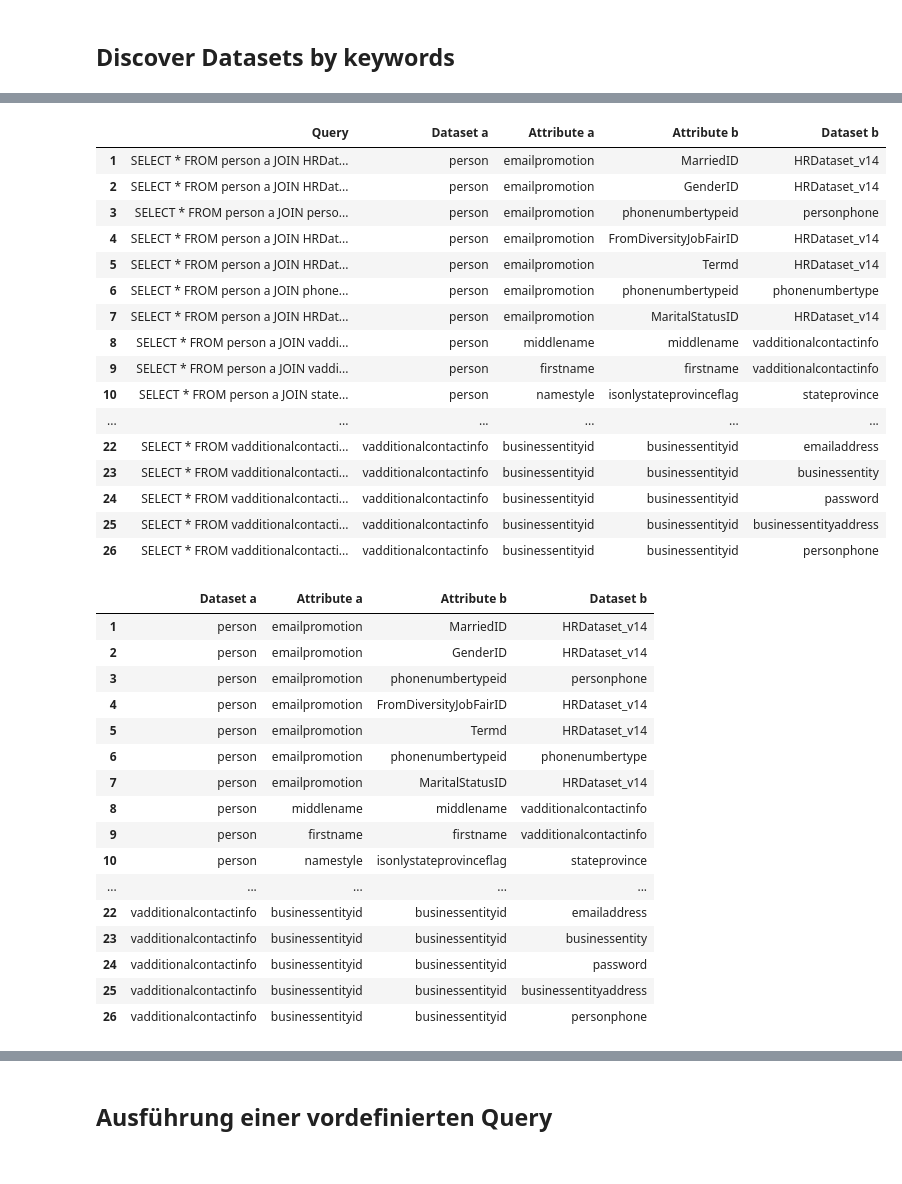
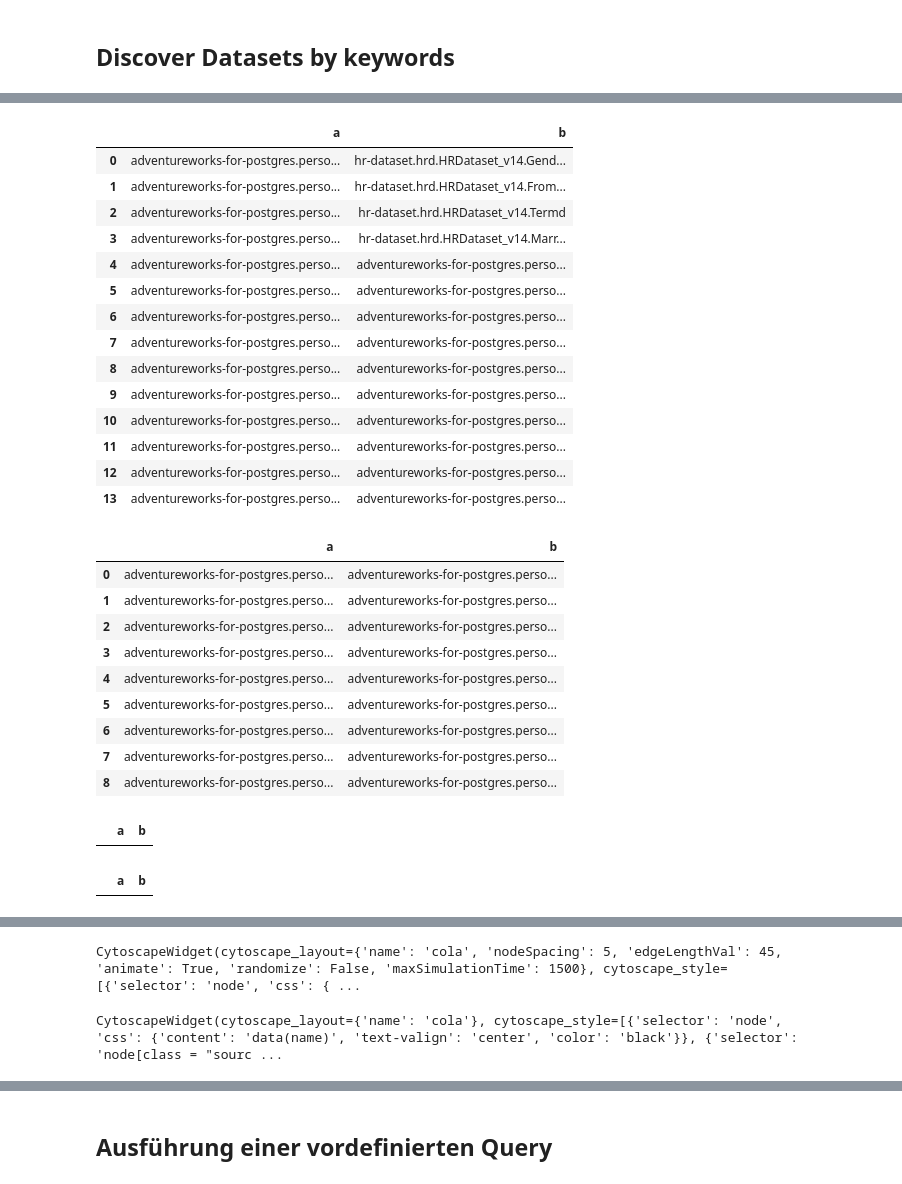
Before and after one commit to cdelmonte-zg/havel-datalake, a Jupyter notebook: havel.ipynb, the cells around one changed output, grey strips where cells are left out. Cells and saved outputs as stored; diff of their text form; code cells hidden in the pictures.

Commit message:
Add experiment

```diff
--- a/havel.ipynb
+++ b/havel.ipynb
@@ -561,7 +561,7 @@ class GraphService:
             OPTIONAL MATCH (b:Table)-[r2:IS_SIMILAR_TO]-(c:Table)
             WHERE c.env = $env AND c <> a AND r2.weight = $weight
                 AND $dastart <= r2.updatetAt AND r2.updatetAt <= $daend
-            RETURN a, b, c
+            RETURN DISTINCT a, b, c
         '''
         result = tx.run(dedent(q), env=env, dataset=dataset, weight=weight, dastart=dastart, daend=daend)
         graph = tx.run(dedent(q), env=env, dataset=dataset, weight=weight, dastart=dastart, daend=daend).graph
@@ -578,11 +578,12 @@ class GraphService:
             WHERE a.attribute = $attribute AND a.env=$env AND b.env=$env AND c.env=$env AND d.env=$env AND e.env=$env AND b <> e AND r3.weight=$weight
                 AND a <> c
                 AND a <> d
+                AND b <> e
                 AND $dastart <= r1.updatetAt AND r1.updatetAt <= $daend
                 AND $dastart <= r2.updatetAt AND r2.updatetAt <= $daend
                 AND $dastart <= r3.updatetAt AND r3.updatetAt <= $daend
                 AND $dastart <= r4.updatetAt AND r4.updatetAt <= $daend
-            RETURN b, c, d, e
+            RETURN DISTINCT b, c, d, e
         '''
         result = tx.run(dedent(q), env=env, attribute=attribute, weight=weight, dastart=dastart, daend=daend)
         graph = tx.run(dedent(q), env=env, attribute=attribute, weight=weight, dastart=dastart, daend=daend).graph()
@@ -601,7 +602,7 @@ class GraphService:
                 AND $dastart <= r2.updatetAt AND r2.updatetAt <= $daend
                 AND $dastart <= r3.updatetAt AND r3.updatetAt <= $daend
                 AND $dastart <= r4.updatetAt AND r4.updatetAt <= $daend
-            RETURN b, c, d, e
+            RETURN DISTINCT b, c, d, e
         '''
         result = tx.run(dedent(q), env=env, attribute=attribute, weight=weight, dastart=dastart, daend=daend)
         graph = tx.run(dedent(q), env=env, attribute=attribute, weight=weight, dastart=dastart, daend=daend).graph
@@ -620,7 +621,7 @@ class GraphService:
                 AND $dastart <= r2.updatetAt AND r2.updatetAt <= $daend
                 AND $dastart <= r3.updatetAt AND r3.updatetAt <= $daend
                 AND $dastart <= r4.updatetAt AND r4.updatetAt <= $daend
-            RETURN b, c, d, e
+            RETURN DISTINCT b, c, d, e
         '''
         result = tx.run(dedent(q), env=env, dataset=dataset, weight=weight, dastart=dastart, daend=daend)
         graph = tx.run(dedent(q), env=env, dataset=dataset, weight=weight, dastart=dastart, daend=daend).graph()
@@ -1622,12 +1904,13 @@ def exec_experiment(topic, dastart, daend, treshold_signature, treshold_content)
 # Eminhizer
 # Firestone Drive
 topic = "Shoop"
-treshold_signature='0.8'
+treshold_signature='0.6'
 treshold_content='0.5'
 
 daend = int(datetime.timestamp(datetime.now())*1000)
 a = datetime(2022, 1, 29, 12, 12, 12)
 dastart = int(datetime.timestamp(a)*1000)
+res_exp_01 = exec_experiment_discover_lsh_datasets(topic, dastart, daend, treshold_signature, treshold_content)
 
-res_exp_01 = exec_experiment(topic, dastart, daend, treshold_signature, treshold_content)
+display_exp_1(res_exp_01)
 # %% [output]
@@ -1635,34 +1918,27 @@ Dataset Discovery for topic Shoop, from date 01/29/2022, 12:12:12 to date 02/18/
-|  | Query | Dataset a | Attribute a | Attribute b | Dataset b |
-| 1 | SELECT * FROM person a JOIN HRDat... | person | emailpromotion | MarriedID | HRDataset_v14 |
-| 2 | SELECT * FROM person a JOIN HRDat... | person | emailpromotion | GenderID | HRDataset_v14 |
-| 3 | SELECT * FROM person a JOIN perso... | person | emailpromotion | phonenumbertypeid | personphone |
-| 4 | SELECT * FROM person a JOIN HRDat... | person | emailpromotion | FromDiversityJobFairID | HRDataset_v14 |
-| 5 | SELECT * FROM person a JOIN HRDat... | person | emailpromotion | Termd | HRDataset_v14 |
-| 6 | SELECT * FROM person a JOIN phone... | person | emailpromotion | phonenumbertypeid | phonenumbertype |
-| 7 | SELECT * FROM person a JOIN HRDat... | person | emailpromotion | MaritalStatusID | HRDataset_v14 |
-| 8 | SELECT * FROM person a JOIN vaddi... | person | middlename | middlename | vadditionalcontactinfo |
-| 9 | SELECT * FROM person a JOIN vaddi... | person | firstname | firstname | vadditionalcontactinfo |
-| 10 | SELECT * FROM person a JOIN state... | person | namestyle | isonlystateprovinceflag | stateprovince |
-| ... | ... | ... | ... | ... | ... |
-| 22 | SELECT * FROM vadditionalcontacti... | vadditionalcontactinfo | businessentityid | businessentityid | emailaddress |
-| 23 | SELECT * FROM vadditionalcontacti... | vadditionalcontactinfo | businessentityid | businessentityid | businessentity |
-| 24 | SELECT * FROM vadditionalcontacti... | vadditionalcontactinfo | businessentityid | businessentityid | password |
-| 25 | SELECT * FROM vadditionalcontacti... | vadditionalcontactinfo | businessentityid | businessentityid | businessentityaddress |
-| 26 | SELECT * FROM vadditionalcontacti... | vadditionalcontactinfo | businessentityid | businessentityid | personphone |
+|  | a | b |
+| 0 | adventureworks-for-postgres.perso... | hr-dataset.hrd.HRDataset_v14.Gend... |
+| 1 | adventureworks-for-postgres.perso... | hr-dataset.hrd.HRDataset_v14.From... |
+| 2 | adventureworks-for-postgres.perso... | hr-dataset.hrd.HRDataset_v14.Termd |
+| 3 | adventureworks-for-postgres.perso... | hr-dataset.hrd.HRDataset_v14.Marr... |
+| 4 | adventureworks-for-postgres.perso... | adventureworks-for-postgres.perso... |
+| 5 | adventureworks-for-postgres.perso... | adventureworks-for-postgres.perso... |
+| 6 | adventureworks-for-postgres.perso... | adventureworks-for-postgres.perso... |
+| 7 | adventureworks-for-postgres.perso... | adventureworks-for-postgres.perso... |
+| 8 | adventureworks-for-postgres.perso... | adventureworks-for-postgres.perso... |
+| 9 | adventureworks-for-postgres.perso... | adventureworks-for-postgres.perso... |
+| 10 | adventureworks-for-postgres.perso... | adventureworks-for-postgres.perso... |
+| 11 | adventureworks-for-postgres.perso... | adventureworks-for-postgres.perso... |
+| 12 | adventureworks-for-postgres.perso... | adventureworks-for-postgres.perso... |
+| 13 | adventureworks-for-postgres.perso... | adventureworks-for-postgres.perso... |
-|  | Dataset a | Attribute a | Attribute b | Dataset b |
-| 1 | person | emailpromotion | MarriedID | HRDataset_v14 |
-| 2 | person | emailpromotion | GenderID | HRDataset_v14 |
-| 3 | person | emailpromotion | phonenumbertypeid | personphone |
-| 4 | person | emailpromotion | FromDiversityJobFairID | HRDataset_v14 |
-| 5 | person | emailpromotion | Termd | HRDataset_v14 |
-| 6 | person | emailpromotion | phonenumbertypeid | phonenumbertype |
-| 7 | person | emailpromotion | MaritalStatusID | HRDataset_v14 |
-| 8 | person | middlename | middlename | vadditionalcontactinfo |
-| 9 | person | firstname | firstname | vadditionalcontactinfo |
-| 10 | person | namestyle | isonlystateprovinceflag | stateprovince |
-| ... | ... | ... | ... | ... |
-| 22 | vadditionalcontactinfo | businessentityid | businessentityid | emailaddress |
-| 23 | vadditionalcontactinfo | businessentityid | businessentityid | businessentity |
-| 24 | vadditionalcontactinfo | businessentityid | businessentityid | password |
-| 25 | vadditionalcontactinfo | businessentityid | businessentityid | businessentityaddress |
-| 26 | vadditionalcontactinfo | businessentityid | businessentityid | personphone |
+|  | a | b |
+| 0 | adventureworks-for-postgres.perso... | adventureworks-for-postgres.perso... |
+| 1 | adventureworks-for-postgres.perso... | adventureworks-for-postgres.perso... |
+| 2 | adventureworks-for-postgres.perso... | adventureworks-for-postgres.perso... |
+| 3 | adventureworks-for-postgres.perso... | adventureworks-for-postgres.perso... |
+| 4 | adventureworks-for-postgres.perso... | adventureworks-for-postgres.perso... |
+| 5 | adventureworks-for-postgres.perso... | adventureworks-for-postgres.perso... |
+| 6 | adventureworks-for-postgres.perso... | adventureworks-for-postgres.perso... |
+| 7 | adventureworks-for-postgres.perso... | adventureworks-for-postgres.perso... |
+| 8 | adventureworks-for-postgres.perso... | adventureworks-for-postgres.perso... |
+|  | a | b |
+|  | a | b |
@@ -1668,0 +1947,2 @@ Dataset Discovery for topic Shoop, from date 01/29/2022, 12:12:12 to date 02/18/
+CytoscapeWidget(cytoscape_layout={'name': 'cola', 'nodeSpacing': 5, 'edgeLengthVal': 45, 'animate': True, 'randomize': False, 'maxSimulationTime': 1500}, cytoscape_style=[{'selector': 'node', 'css': { ...
+CytoscapeWidget(cytoscape_layout={'name': 'cola'}, cytoscape_style=[{'selector': 'node', 'css': {'content': 'data(name)', 'text-valign': 'center', 'color': 'black'}}, {'selector': 'node[class = "sourc ...
```
Also changed, not shown: parts of 19 cells of this notebook, 2 other files.
